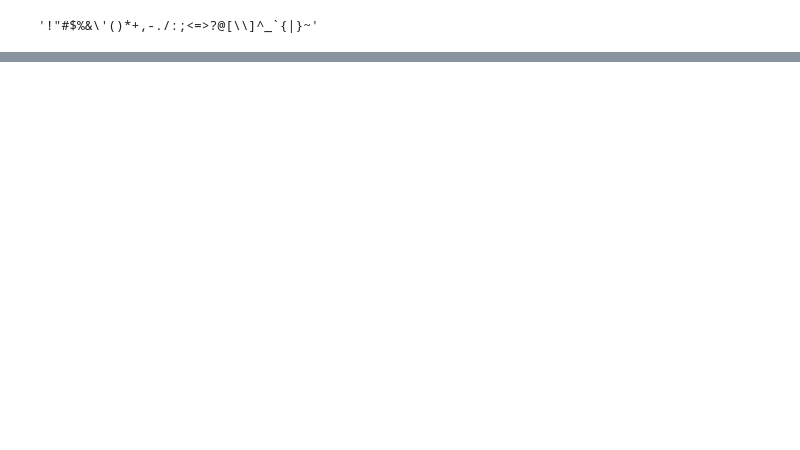
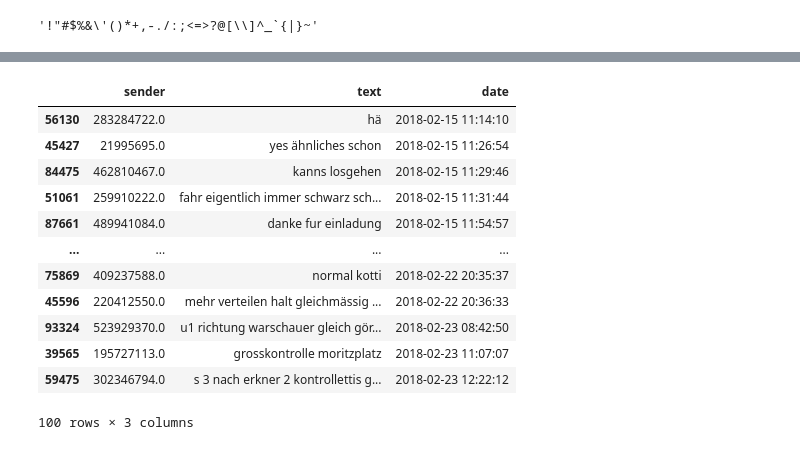
Before and after one commit to akinml/ticket-control-bvg, a Jupyter notebook: notebooks/first_nb.ipynb, the cells around one changed output, grey strips where cells are left out. Drawn from its saved outputs; the diff is of its cells as text; code cells hidden in the pictures; blank space fills up the shorter version.

```diff
--- a/notebooks/first_nb.ipynb
+++ b/notebooks/first_nb.ipynb
@@ -329,0 +318,4 @@ ValueError: Cannot mask with non-boolean array containing NA / NaN values
+# %%
+data_clean = data_clean[data_clean['text'] != '']
+# %%
+data_clean.dropna(subset='text', inplace=True)
@@ -329,0 +326,4 @@ ValueError: Cannot mask with non-boolean array containing NA / NaN values
+# %%
+data_clean['text'] = data_clean['text'].str.replace('ß', 'ss')
+# %%
+data_clean = data_clean.sort_values(by=['date', 'sender'])
@@ -329,0 +339,17 @@ ValueError: Cannot mask with non-boolean array containing NA / NaN values
+# %%
+data_handover = data_clean.drop('time_diff', axis=1)
+data_handover.head(100)
+# %% [output]
+|  | sender | text | date |
+| 56130 | 283284722.0 | hä | 2018-02-15 11:14:10 |
+| 45427 | 21995695.0 | yes ähnliches schon | 2018-02-15 11:26:54 |
+| 84475 | 462810467.0 | kanns losgehen | 2018-02-15 11:29:46 |
+| 51061 | 259910222.0 | fahr eigentlich immer schwarz sch... | 2018-02-15 11:31:44 |
+| 87661 | 489941084.0 | danke fur einladung | 2018-02-15 11:54:57 |
+| ... | ... | ... | ... |
+| 75869 | 409237588.0 | normal kotti | 2018-02-22 20:35:37 |
+| 45596 | 220412550.0 | mehr verteilen halt gleichmässig ... | 2018-02-22 20:36:33 |
+| 93324 | 523929370.0 | u1 richtung warschauer gleich gör... | 2018-02-23 08:42:50 |
+| 39565 | 195727113.0 | grosskontrolle moritzplatz | 2018-02-23 11:07:07 |
+| 59475 | 302346794.0 | s 3 nach erkner 2 kontrollettis g... | 2018-02-23 12:22:12 |
+100 rows × 3 columns
```
Also changed, not shown: parts of 70 cells of this notebook, 2 other files.
